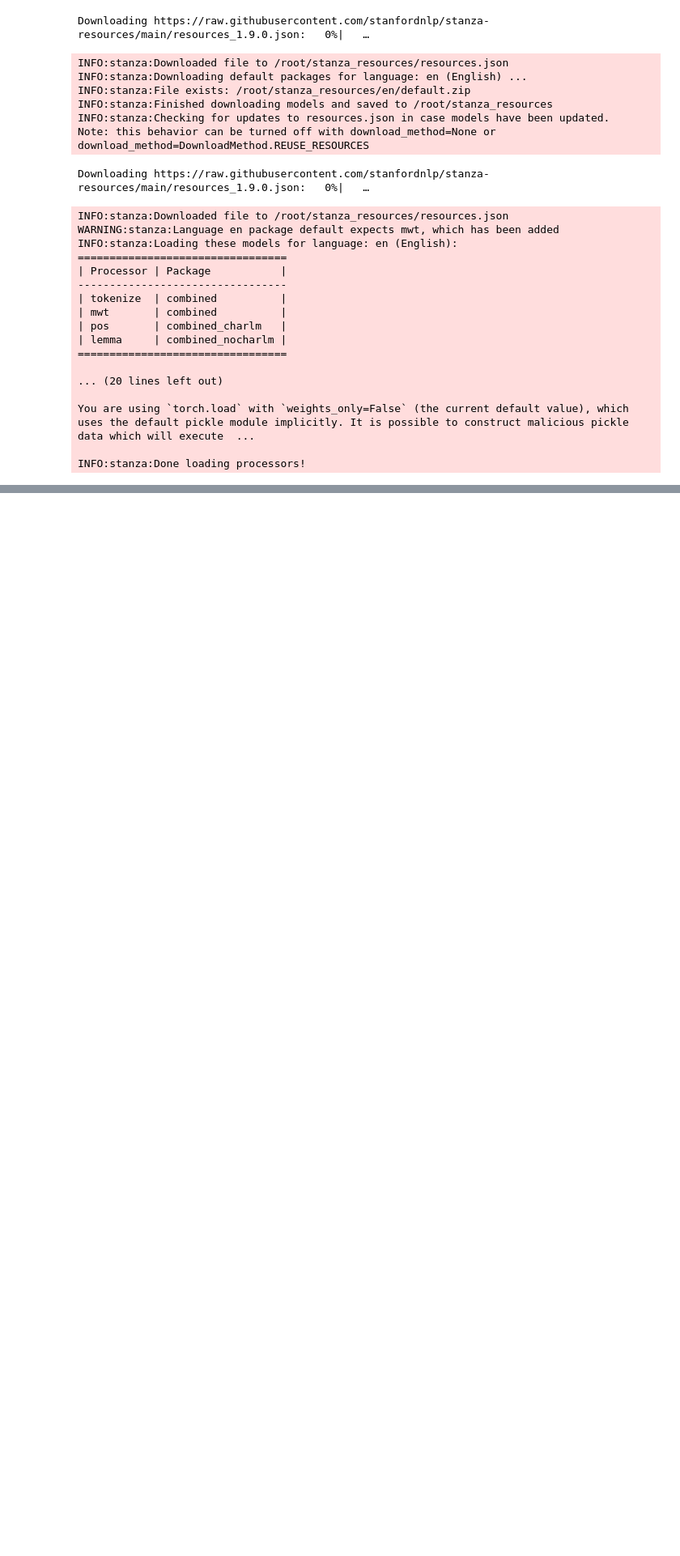
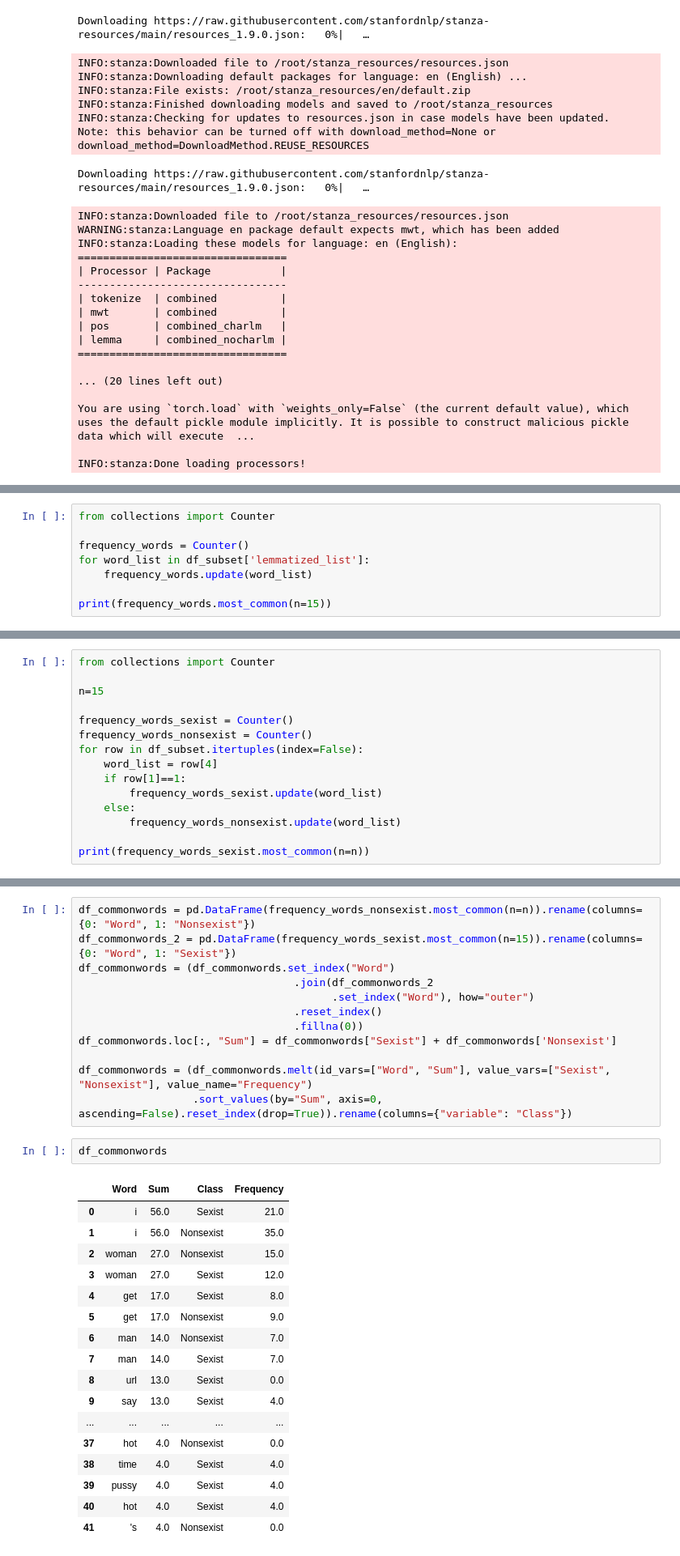
Before and after one commit to SvenGerloff/online_sexism_detection, a Jupyter notebook: milestone_1/00_data_preparation.ipynb, the cells around one changed output, grey strips where cells are left out. Shown at 81% size. Drawn from its saved outputs; the diff is of its cells as text; blank space fills up the shorter version.

```diff
--- a/milestone_1/00_data_preparation.ipynb
+++ b/milestone_1/00_data_preparation.ipynb
@@ -250,0 +284,8 @@ fig.show()
+# %%
+from collections import Counter
+
+frequency_words = Counter()
+for word_list in df_subset['lemmatized_list']:
+    frequency_words.update(word_list)
+
+print(frequency_words.most_common(n=15))
@@ -250,0 +296,15 @@ fig.show()
+# %%
+from collections import Counter
+
+n=15
+
+frequency_words_sexist = Counter()
+frequency_words_nonsexist = Counter()
+for row in df_subset.itertuples(index=False):
+    word_list = row[4]
+    if row[1]==1:
+        frequency_words_sexist.update(word_list)
+    else:
+        frequency_words_nonsexist.update(word_list)
+
+print(frequency_words_sexist.most_common(n=n))
@@ -250,0 +317,32 @@ fig.show()
+# %%
+df_commonwords = pd.DataFrame(frequency_words_nonsexist.most_common(n=n)).rename(columns={0: "Word", 1: "Nonsexist"})
+df_commonwords_2 = pd.DataFrame(frequency_words_sexist.most_common(n=15)).rename(columns={0: "Word", 1: "Sexist"})
+df_commonwords = (df_commonwords.set_index("Word")
+                                  .join(df_commonwords_2
+                                        .set_index("Word"), how="outer")
+                                  .reset_index()
+                                  .fillna(0))
+df_commonwords.loc[:, "Sum"] = df_commonwords["Sexist"] + df_commonwords['Nonsexist']
+
+df_commonwords = (df_commonwords.melt(id_vars=["Word", "Sum"], value_vars=["Sexist", "Nonsexist"], value_name="Frequency")
+                  .sort_values(by="Sum", axis=0, ascending=False).reset_index(drop=True)).rename(columns={"variable": "Class"})
+# %%
+df_commonwords
+# %% [output]
+|  | Word | Sum | Class | Frequency |
+| 0 | i | 56.0 | Sexist | 21.0 |
+| 1 | i | 56.0 | Nonsexist | 35.0 |
+| 2 | woman | 27.0 | Nonsexist | 15.0 |
+| 3 | woman | 27.0 | Sexist | 12.0 |
+| 4 | get | 17.0 | Sexist | 8.0 |
+| 5 | get | 17.0 | Nonsexist | 9.0 |
+| 6 | man | 14.0 | Nonsexist | 7.0 |
+| 7 | man | 14.0 | Sexist | 7.0 |
+| 8 | url | 13.0 | Sexist | 0.0 |
+| 9 | say | 13.0 | Sexist | 4.0 |
+| ... | ... | ... | ... | ... |
+| 37 | hot | 4.0 | Nonsexist | 0.0 |
+| 38 | time | 4.0 | Sexist | 4.0 |
+| 39 | pussy | 4.0 | Sexist | 4.0 |
+| 40 | hot | 4.0 | Sexist | 4.0 |
+| 41 | 's | 4.0 | Nonsexist | 0.0 |
```
Also changed, not shown: parts of 28 cells of this notebook, 1 other file.
